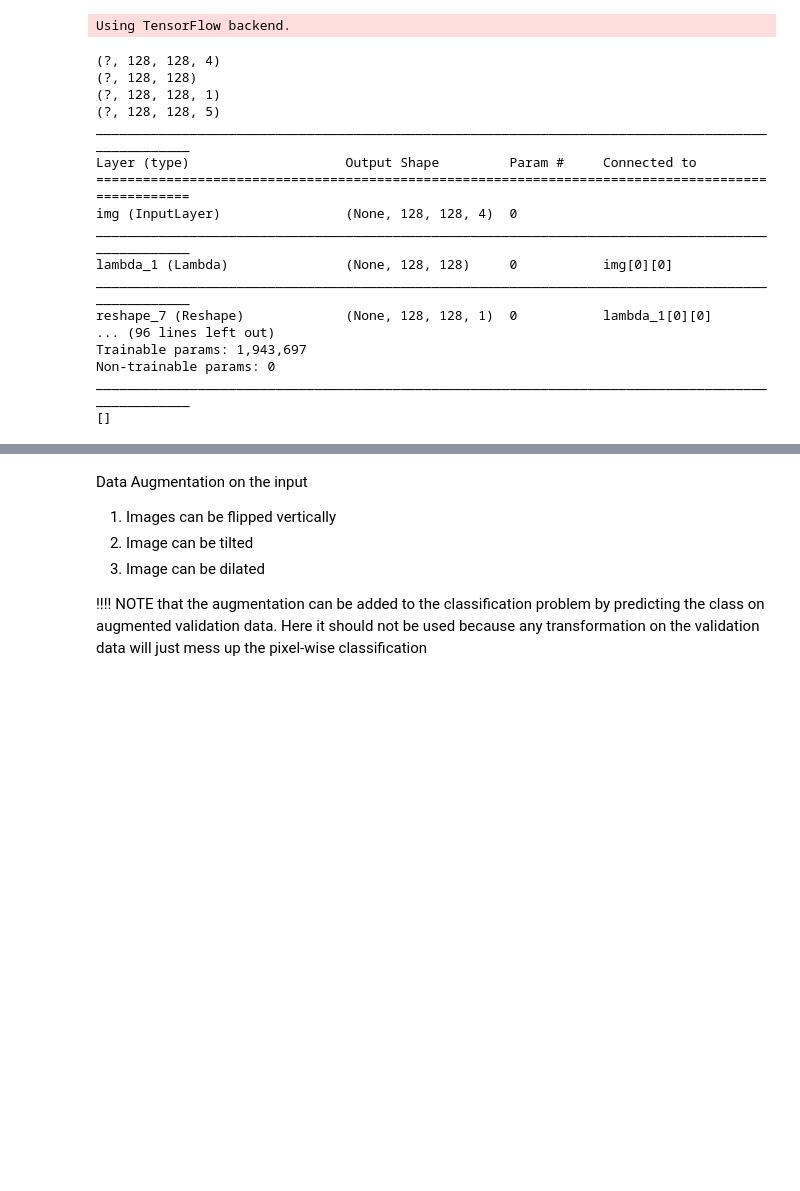
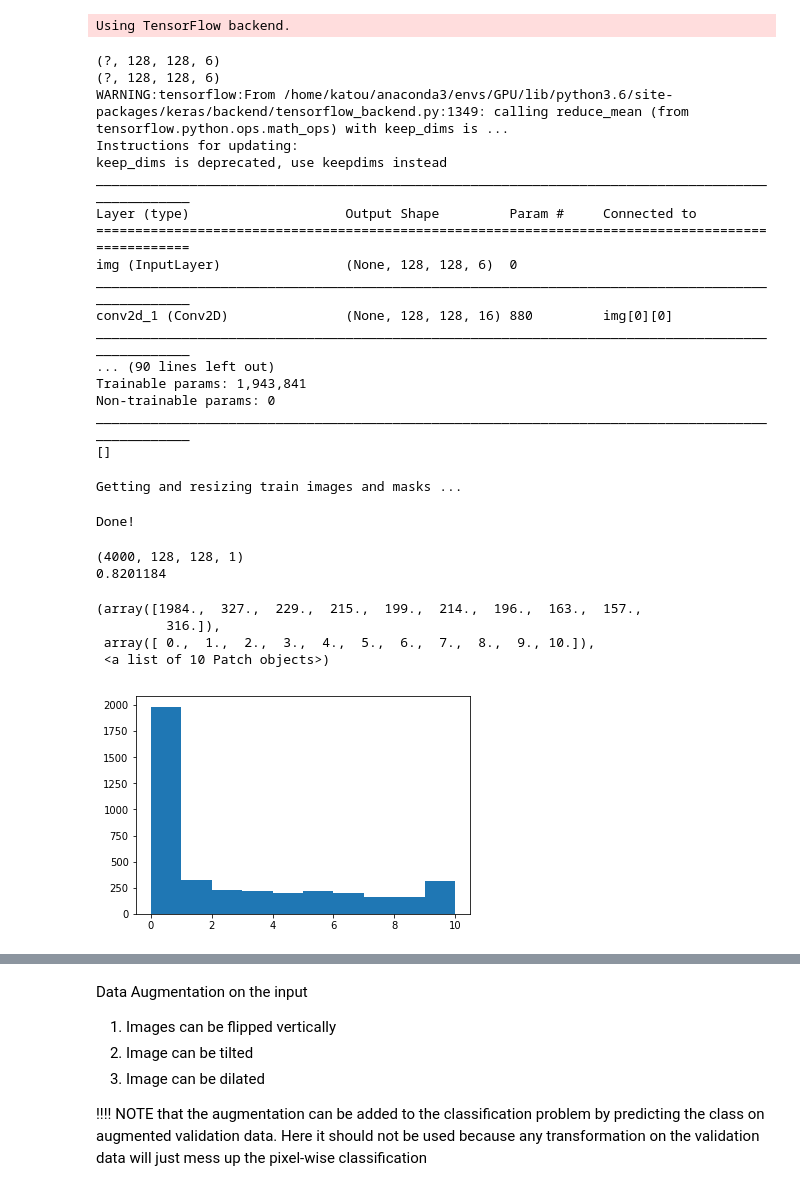
Before and after one commit to SebDat/FirstTest, a Jupyter notebook: Kaggle_Challenge_LIVE-master/salt_identification.ipynb, the cells around one changed output, grey strips where cells are left out. Cells and saved outputs as stored; diff of their text form; code cells hidden in the pictures; blank space fills up the shorter version.

Commit message:
home test

```diff
--- a/Kaggle_Challenge_LIVE-master/salt_identification.ipynb
+++ b/Kaggle_Challenge_LIVE-master/salt_identification.ipynb
@@ -113,7 +113,7 @@ class TGSSaltDataset(data.Dataset):
         #return image + label
         return image, mask
 # %%
-location = 'work'
+location = 'home'
 
 if(location == 'home'):
     PATH = '/home/katou/Python/Data/Kaggle Salt Id/'
@@ -329,7 +329,7 @@ Using TensorFlow backend.
 im_width = 128
 im_height = 128
 border = 5
-im_chan = 4 # Number of channels: first is original and second cumsum(axis=0)
+im_chan = 6 # Number of channels: first is original and second cumsum(axis=0)
 n_features = 1 # Number of extra features, like depth
 #path_train = '../input/train/'
 #path_test = '../input/test/'
@@ -391,7 +414,7 @@ def ExpoLambda(x):
 # %%
 mod = 'standard_UNet'
 
-exp_layer = True
+exp_layer = False
 
 
 if(mod == 'standard_UNet'):
@@ -405,19 +428,26 @@ if(mod == 'standard_UNet'):
     in1 = input_img
     print(in1.shape)
     if(exp_layer == True):
-        #in1 = ExpoLayer((im_height, im_width, 2),(im_height, im_width, 1),255)(in1)
-        #exp1 = Reshape((im_height, im_width, 1))(exp1)
-        #gamma = K.random_uniform_variable(shape=(1,), low=0, high=10)
-        #in0 = (K.exp(gamma*255*in1[:,:,:,0])-1)/(np.exp(255)-1)
+        in0 = Lambda(ExpoLambda1)(in1)
+        in0 = Reshape((128, 128,1))(in0)
+        in1 = concatenate([in1, in0], -1)
 
-        in0 = Lambda(ExpoLambda)(in1)
+        #in2 = Multiply()([-K.ones(shape=in1.shape),in1])
+        #in2 = Add()([K.ones(shape=in2.shape),in2])
+        in0 = Lambda(ExpoLambda2)(in1)
+        in0 = Reshape((128, 128,1))(in0)
+        in1 = concatenate([in1, in0], -1)
 
-        print(in0.shape)
+        in0 = Lambda(LogLambda1)(in1)
         in0 = Reshape((128, 128,1))(in0)
-        print(in0.shape)
-        #in1 = LogLayer((im_height, im_width, 1),(im_height, im_width, 1),255)(in1)
-        #in1 = Reshape((im_height, im_width, 1))(in1)
         in1 = concatenate([in1, in0], -1)
+
+        #in2 = Multiply()([-K.ones(shape=in1.shape),in1])
+        #in2 = Add()([K.ones(shape=in2.shape),in2])
+        in0 = Lambda(LogLambda2)(in1)
+        in0 = Reshape((128, 128,1))(in0)
+        in1 = concatenate([in1, in0], -1)
+
     print(in1.shape)
 
 
@@ -599,20 +629,20 @@ elif(mod == 'Unet+Resnet'):
     model.summary()
     print(model.non_trainable_weights)
 # %% [output]
-(?, 128, 128, 4)
-(?, 128, 128)
-(?, 128, 128, 1)
-(?, 128, 128, 5)
+(?, 128, 128, 6)
+(?, 128, 128, 6)
+WARNING:tensorflow:From /home/katou/anaconda3/envs/GPU/lib/python3.6/site-packages/keras/backend/tensorflow_backend.py:1349: calling reduce_mean (from tensorflow.python.ops.math_ops) with keep_dims is ...
+Instructions for updating:
+keep_dims is deprecated, use keepdims instead
 __________________________________________________________________________________________________
 Layer (type)                    Output Shape         Param #     Connected to
 ==================================================================================================
-img (InputLayer)                (None, 128, 128, 4)  0
+img (InputLayer)                (None, 128, 128, 6)  0
 __________________________________________________________________________________________________
-lambda_1 (Lambda)               (None, 128, 128)     0           img[0][0]
+conv2d_1 (Conv2D)               (None, 128, 128, 16) 880         img[0][0]
 __________________________________________________________________________________________________
-reshape_7 (Reshape)             (None, 128, 128, 1)  0           lambda_1[0][0]
-... (96 lines left out)
-Trainable params: 1,943,697
+... (90 lines left out)
+Trainable params: 1,943,841
 Non-trainable params: 0
 __________________________________________________________________________________________________
 []
@@ -661,11 +691,33 @@ for n, id_ in tqdm(enumerate(train_ids), total=len(train_ids)):
     X[n, ..., 1] = x_csum.squeeze()
     X[n, ..., 2] = (np.exp(x_img.squeeze())-1)/(np.exp(255)-1)
     X[n, ..., 3] = np.log(x_img.squeeze()+1)/np.log(255+1)
+    X[n, ..., 4] = (np.exp(255-x_img.squeeze())-1)/(np.exp(255)-1)
+    X[n, ..., 5] = np.log((255-x_img.squeeze())+1)/np.log(255+1)
     y[n] = mask / 255
 
 print('Done!')
+# %% [output]
+Getting and resizing train images and masks ...
+Done!
 # %%
 print(y.shape)
 print(np.mean(y[100,:,:,0]))
+# %% [output]
+(4000, 128, 128, 1)
+0.8201184
+# %%
+#split the data using the coverage of salt in the image
+Cov = np.zeros((y.shape[0],),dtype = float)
+for i in range(y.shape[0]):
+    Cov[i] = int(round(10*np.mean(y[i,:,:,0])))
+
+
+plt.hist(Cov,bins=10)
+# %% [output]
+(array([1984.,  327.,  229.,  215.,  199.,  214.,  196.,  163.,  157.,
+         316.]),
+ array([ 0.,  1.,  2.,  3.,  4.,  5.,  6.,  7.,  8.,  9., 10.]),
+ <a list of 10 Patch objects>)
+[figure, added]
 # %%
 from sklearn.model_selection import train_test_split
```
Also changed, not shown: parts of 17 cells of this notebook, 2 other files.
